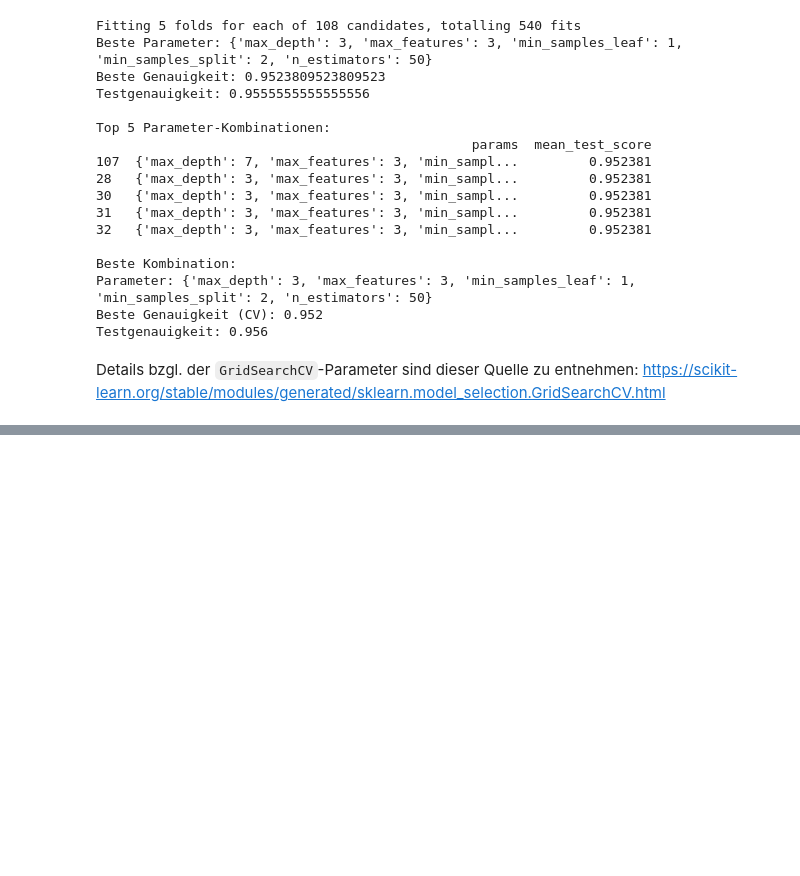
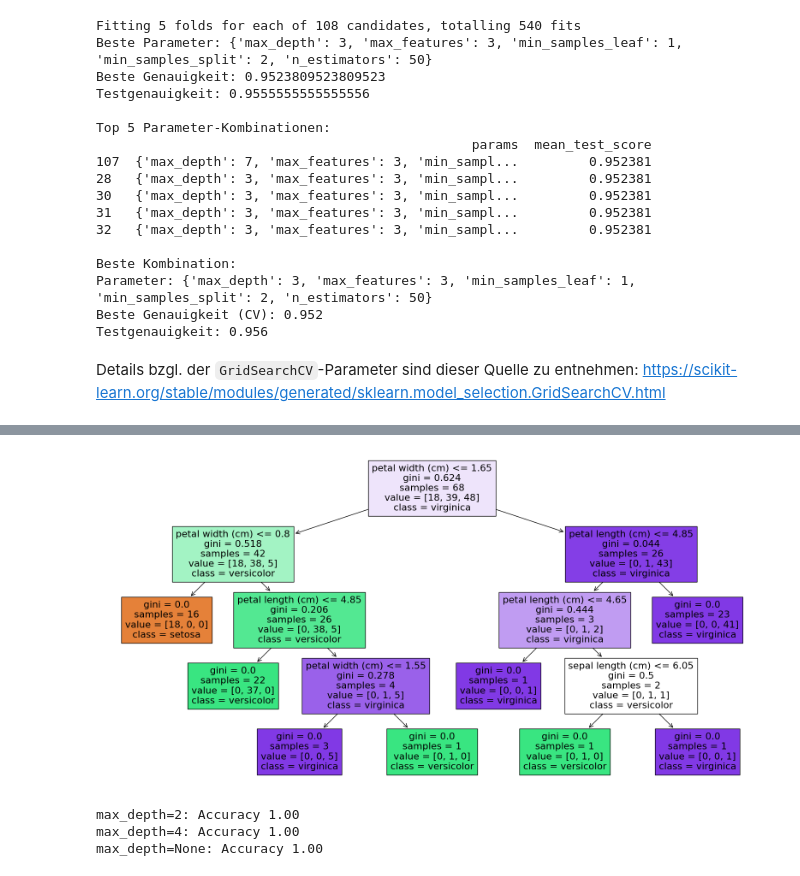
Before and after one commit to Lx-o/2024-25-DSAI-FIETZ, a Jupyter notebook: Uebungen/UE09/UE09-RFC_Hyperparameteroptimierung-Students.ipynb, the cells around one changed output, grey strips where cells are left out. Saved outputs shown, nothing was run; the diff lists cells and outputs as text; code cells hidden in the pictures; blank space fills up the shorter version.

```diff
--- a/Uebungen/UE09/UE09-RFC_Hyperparameteroptimierung-Students.ipynb
+++ b/Uebungen/UE09/UE09-RFC_Hyperparameteroptimierung-Students.ipynb
@@ -213,0 +315,12 @@ Details bzgl. der `GridSearchCV`-Parameter sind dieser Quelle zu entnehmen: http
+# %%
+from sklearn.tree import plot_tree
+
+# Ersten Baum des Random Forests visualisieren
+plt.figure(figsize=(20,10))
+plot_tree(rf.estimators_[0],
+          feature_names=iris.feature_names,
+          class_names=iris.target_names,
+          filled=True)
+plt.show()
+# %% [output]
+[figure, added]
@@ -213,0 +329,10 @@ Details bzgl. der `GridSearchCV`-Parameter sind dieser Quelle zu entnehmen: http
+# %%
+# Vergleich verschiedener max_depth Werte
+for depth in [2, 4, None]:
+    rf = RandomForestClassifier(max_depth=depth, random_state=42)
+    rf.fit(X_train, y_train)
+    print(f"max_depth={depth}: Accuracy {rf.score(X_test, y_test):.2f}")
+# %% [output]
+max_depth=2: Accuracy 1.00
+max_depth=4: Accuracy 1.00
+max_depth=None: Accuracy 1.00
```
Also changed, not shown: parts of 8 cells of this notebook.
